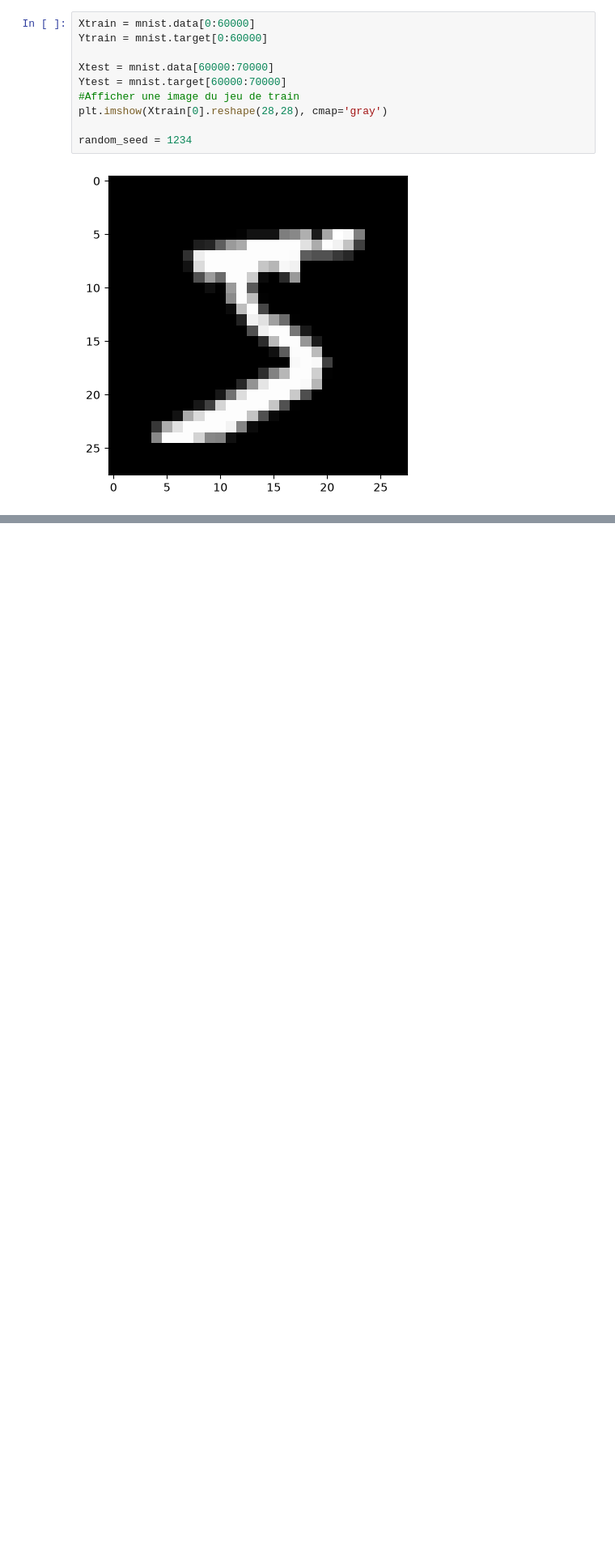
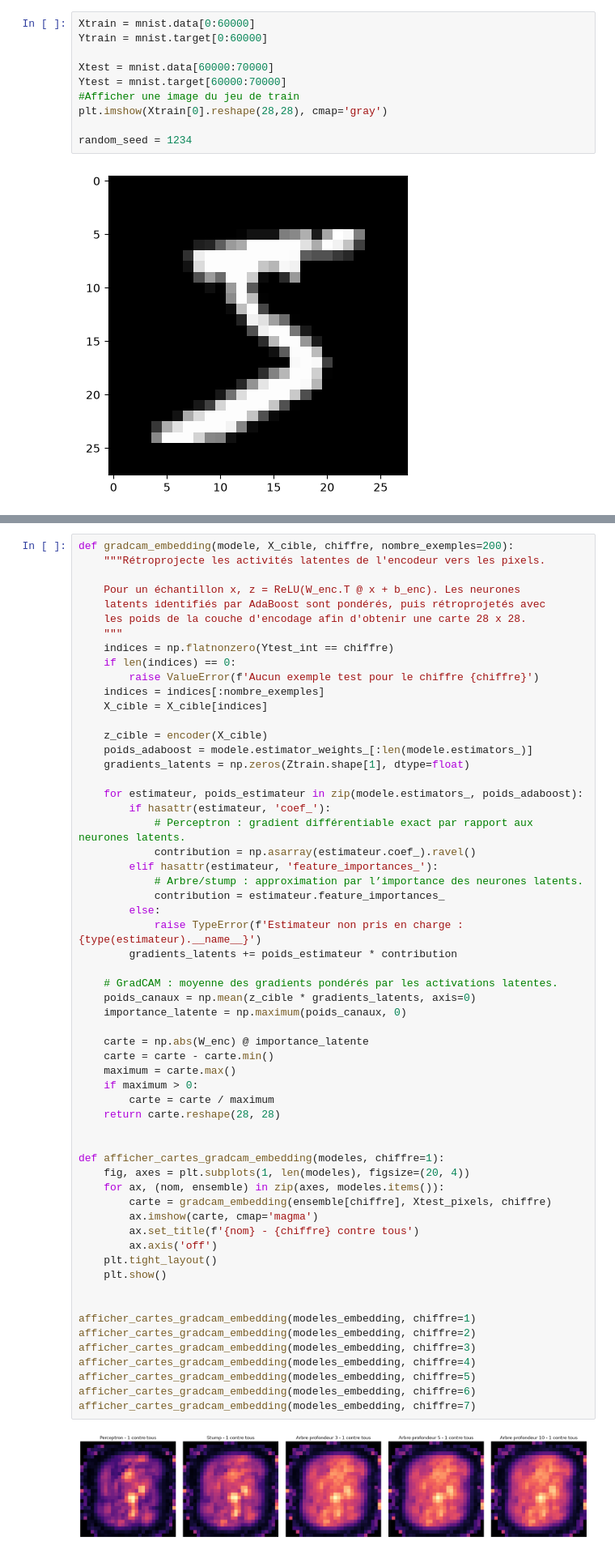
Before and after one commit to vidalaurelien83-hub/DM_vid_car_anne, a Jupyter notebook: notebook/boosting.ipynb, the cells around one changed output, grey strips where cells are left out. Shown at 81% size. Drawn from its saved outputs; the diff is of its cells as text; blank space fills up the shorter version.

```diff
--- a/notebook/boosting.ipynb
+++ b/notebook/boosting.ipynb
@@ -98,0 +298,61 @@ mlp_metrics = metriques(mlp_classifiers, standardize=True)
+# %%
+def gradcam_embedding(modele, X_cible, chiffre, nombre_exemples=200):
+    """Rétroprojecte les activités latentes de l'encodeur vers les pixels.
+
+    Pour un échantillon x, z = ReLU(W_enc.T @ x + b_enc). Les neurones
+    latents identifiés par AdaBoost sont pondérés, puis rétroprojetés avec
+    les poids de la couche d'encodage afin d'obtenir une carte 28 x 28.
+    """
+    indices = np.flatnonzero(Ytest_int == chiffre)
+    if len(indices) == 0:
+        raise ValueError(f'Aucun exemple test pour le chiffre {chiffre}')
+    indices = indices[:nombre_exemples]
+    X_cible = X_cible[indices]
+
+    z_cible = encoder(X_cible)
+    poids_adaboost = modele.estimator_weights_[:len(modele.estimators_)]
+    gradients_latents = np.zeros(Ztrain.shape[1], dtype=float)
+
+    for estimateur, poids_estimateur in zip(modele.estimators_, poids_adaboost):
+        if hasattr(estimateur, 'coef_'):
+            # Perceptron : gradient différentiable exact par rapport aux neurones latents.
+            contribution = np.asarray(estimateur.coef_).ravel()
+        elif hasattr(estimateur, 'feature_importances_'):
+            # Arbre/stump : approximation par l’importance des neurones latents.
+            contribution = estimateur.feature_importances_
+        else:
+            raise TypeError(f'Estimateur non pris en charge : {type(estimateur).__name__}')
+        gradients_latents += poids_estimateur * contribution
+
+    # GradCAM : moyenne des gradients pondérés par les activations latentes.
+    poids_canaux = np.mean(z_cible * gradients_latents, axis=0)
+    importance_latente = np.maximum(poids_canaux, 0)
+
+    carte = np.abs(W_enc) @ importance_latente
+    carte = carte - carte.min()
+    maximum = carte.max()
+    if maximum > 0:
+        carte = carte / maximum
+    return carte.reshape(28, 28)
+
+
+def afficher_cartes_gradcam_embedding(modeles, chiffre=1):
+    fig, axes = plt.subplots(1, len(modeles), figsize=(20, 4))
+    for ax, (nom, ensemble) in zip(axes, modeles.items()):
+        carte = gradcam_embedding(ensemble[chiffre], Xtest_pixels, chiffre)
+        ax.imshow(carte, cmap='magma')
+        ax.set_title(f'{nom} - {chiffre} contre tous')
+        ax.axis('off')
+    plt.tight_layout()
+    plt.show()
+
+
+afficher_cartes_gradcam_embedding(modeles_embedding, chiffre=1)
+afficher_cartes_gradcam_embedding(modeles_embedding, chiffre=2)
+afficher_cartes_gradcam_embedding(modeles_embedding, chiffre=3)
+afficher_cartes_gradcam_embedding(modeles_embedding, chiffre=4)
+afficher_cartes_gradcam_embedding(modeles_embedding, chiffre=5)
+afficher_cartes_gradcam_embedding(modeles_embedding, chiffre=6)
+afficher_cartes_gradcam_embedding(modeles_embedding, chiffre=7)
+# %% [output]
+[figure, added]
```
Also changed, not shown: parts of 23 cells of this notebook.
